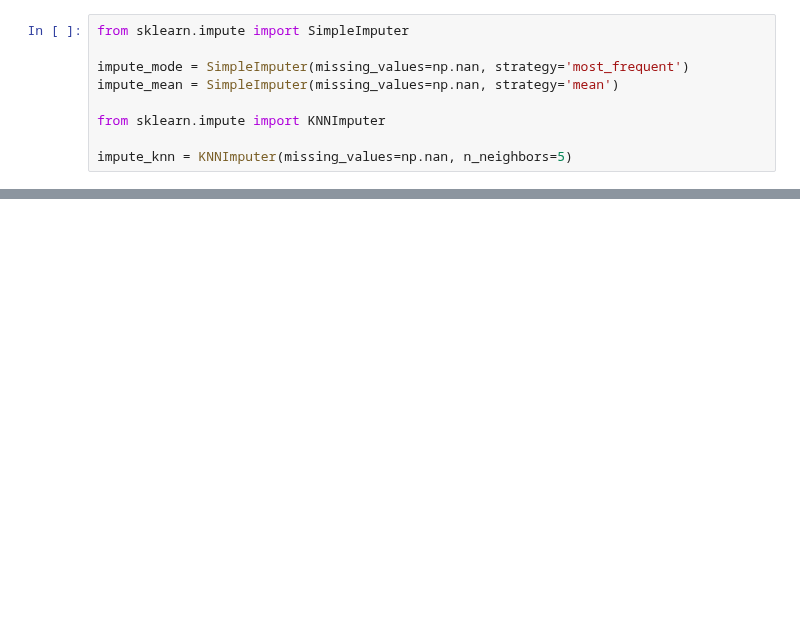
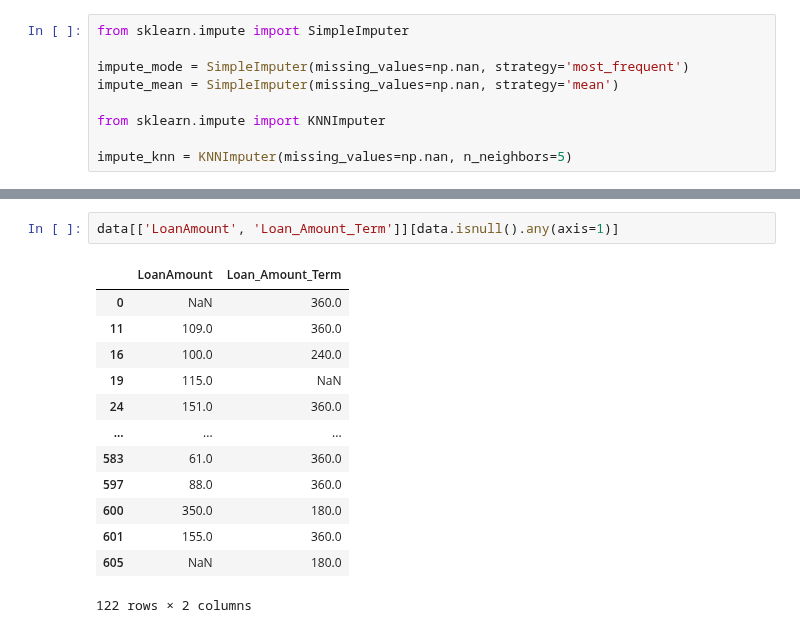
Before and after one commit to SwagAbyss/SwagML, a Jupyter notebook: Projects/LoanPredict/loan_prediction.ipynb, the cells around one changed output, grey strips where cells are left out. Cells and saved outputs as stored; diff of their text form; blank space fills up the shorter version.

```diff
--- a/Projects/LoanPredict/loan_prediction.ipynb
+++ b/Projects/LoanPredict/loan_prediction.ipynb
@@ -124,0 +205,16 @@ impute_knn = KNNImputer(missing_values=np.nan, n_neighbors=5)
+# %%
+data[['LoanAmount', 'Loan_Amount_Term']][data.isnull().any(axis=1)]
+# %% [output]
+|  | LoanAmount | Loan_Amount_Term |
+| 0 | NaN | 360.0 |
+| 11 | 109.0 | 360.0 |
+| 16 | 100.0 | 240.0 |
+| 19 | 115.0 | NaN |
+| 24 | 151.0 | 360.0 |
+| ... | ... | ... |
+| 583 | 61.0 | 360.0 |
+| 597 | 88.0 | 360.0 |
+| 600 | 350.0 | 180.0 |
+| 601 | 155.0 | 360.0 |
+| 605 | NaN | 180.0 |
+122 rows × 2 columns
```
Also changed, not shown: parts of 12 cells of this notebook.
